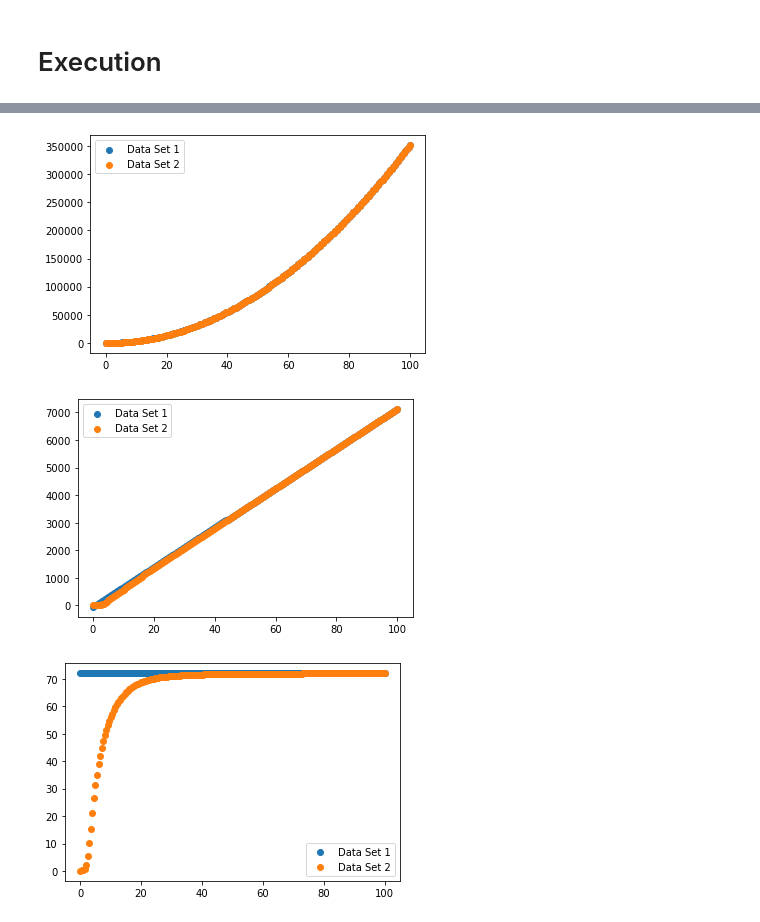
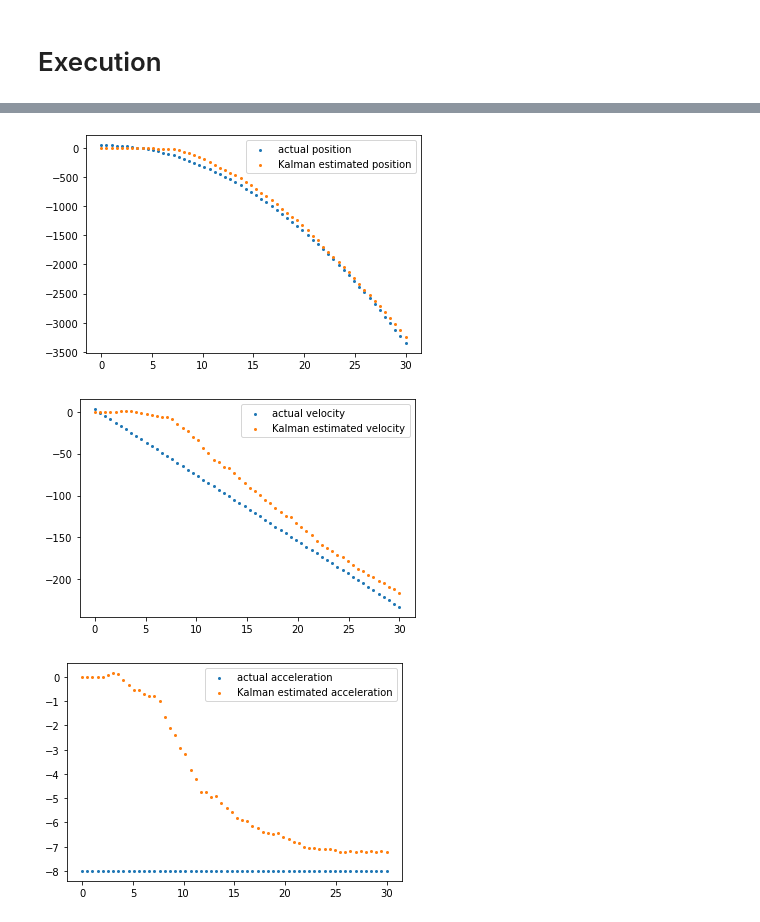
Before and after one commit to georgh00/kalman_filter, a Jupyter notebook: kalman_filter_from_scratch.ipynb, the cells around one changed output, grey strips where cells are left out. Saved outputs shown, nothing was run; the diff lists cells and outputs as text; code cells hidden in the pictures.

```diff
--- a/kalman_filter_from_scratch.ipynb
+++ b/kalman_filter_from_scratch.ipynb
@@ -8,14 +8,17 @@ import matplotlib.pyplot as plt
 # %%
-acceleration = np.random.randint(-100, 100)
-initial_v = np.random.randint(-100, 100)
+# Generate a random motion of the Rocket
+acceleration = np.random.randint(-10, 10)
+initial_v = np.random.randint(-10, 10)
 initial_x = np.random.randint(-100, 100)
 
+# Simulate the rocket movement with ordinary equations of motion
 def rocket_movement(t):
     s = initial_x + initial_v * t + acceleration*(t**2)/2
     v = initial_v + acceleration*t
     a = acceleration
     return s, v, a
 
+# Return the state vector of the rocket according to the number of time steps n
 def actual_rocket_state(n):
     s, v, a = rocket_movement(n*h)
     return np.matrix([[s], [v], [a]])
@@ -23,6 +26,6 @@ def actual_rocket_state(n):
 # Kalman Filter
 # %%
 h = 0.5 # duration of one discrete timestep
-duration = 100
-sigma = 10 # standard deviation of mesurement (gaussian distribution)
+duration = 30 # Total duration we are interested in
+sigma = 100 # standard deviation of measurement (gaussian distribution)
 # %% [markdown]
@@ -116,0 +112,18 @@ for n in range (0, int(duration/h)):
+# %%
+# Repeat the Kalman filter for all time steps in the duration
+estimated_state = []
+measured_position = []
+actual_state = []
+for n in range (0, int(duration/h)):
+    noise = np.random.normal(0, sigma)
+    y_n = C @ actual_rocket_state(n) + noise
+    measured_position.append(y_n)
+    actual_state.append(actual_rocket_state(n))
+    if n==0:
+        x_posteriori_n, P_posteriori_n = Kalman(y_n, x_0, P_0)
+        estimated_state.append(x_posteriori_n)
+    else:
+        x_priori_n_minus_1, P_priori_n_minus_1 = x_posteriori_n, P_posteriori_n #Shift n by one to get to the next step
+        x_posteriori_n, P_posteriori_n = Kalman(y_n, x_priori_n_minus_1, P_priori_n_minus_1)
+        estimated_state.append(x_posteriori_n)
+        #print(x_posteriori_n)
@@ -117,51 +147,42 @@ for n in range (0, int(duration/h)):
 # %%
-actual_state = np.array(actual_state)
-estimated_state = np.array(estimated_state)
-
-time = time_array = np.linspace(0, duration, int(duration / h))
+time = np.linspace(0, duration, int(duration / h))
 actual_position = actual_state[:, 0, 0]
 estimated_position = estimated_state[:, 0, 0]
 
-labels = ['Data Set 1', 'Data Set 2']
+labels = ['actual position', 'Kalman estimated position']
 
-plt.scatter(time, actual_position)
-plt.scatter(time, estimated_position)
+plt.scatter(time, actual_position, s = 4)
+plt.scatter(time, estimated_position, s = 4)
 
 plt.legend(labels)
 plt.show()
 # %% [output]
-[figure, old version]
+[figure, new version]
 # %%
-actual_state = np.array(actual_state)
-estimated_state = np.array(estimated_state)
-
-time = time_array = np.linspace(0, duration, int(duration / h))
+time = np.linspace(0, duration, int(duration / h))
 actual_velocity = actual_state[:, 1, 0]
 estimated_velocity = estimated_state[:, 1, 0]
 
-labels = ['Data Set 1', 'Data Set 2']
+labels = ['actual velocity', 'Kalman estimated velocity']
 
-plt.scatter(time, actual_velocity)
-plt.scatter(time, estimated_velocity)
+plt.scatter(time, actual_velocity, s = 4)
+plt.scatter(time, estimated_velocity, s = 4)
 
 plt.legend(labels)
 plt.show()
 # %% [output]
-[figure, old version]
+[figure, new version]
 # %%
-actual_state = np.array(actual_state)
-estimated_state = np.array(estimated_state)
-
-time = time_array = np.linspace(0, duration, int(duration / h))
+time = np.linspace(0, duration, int(duration / h))
 actual_acceleration = actual_state[:, 2, 0]
 estimated_acceleration = estimated_state[:, 2, 0]
 
-labels = ['Data Set 1', 'Data Set 2']
+labels = ['actual acceleration', 'Kalman estimated acceleration']
 
-plt.scatter(time, actual_acceleration)
-plt.scatter(time, estimated_acceleration)
+plt.scatter(time, actual_acceleration, s = 4)
+plt.scatter(time, estimated_acceleration, s = 4)
 
 plt.legend(labels)
 plt.show()
 # %% [output]
-[figure, old version]
+[figure, new version]
```
Also changed, not shown: parts of 12 cells of this notebook.
